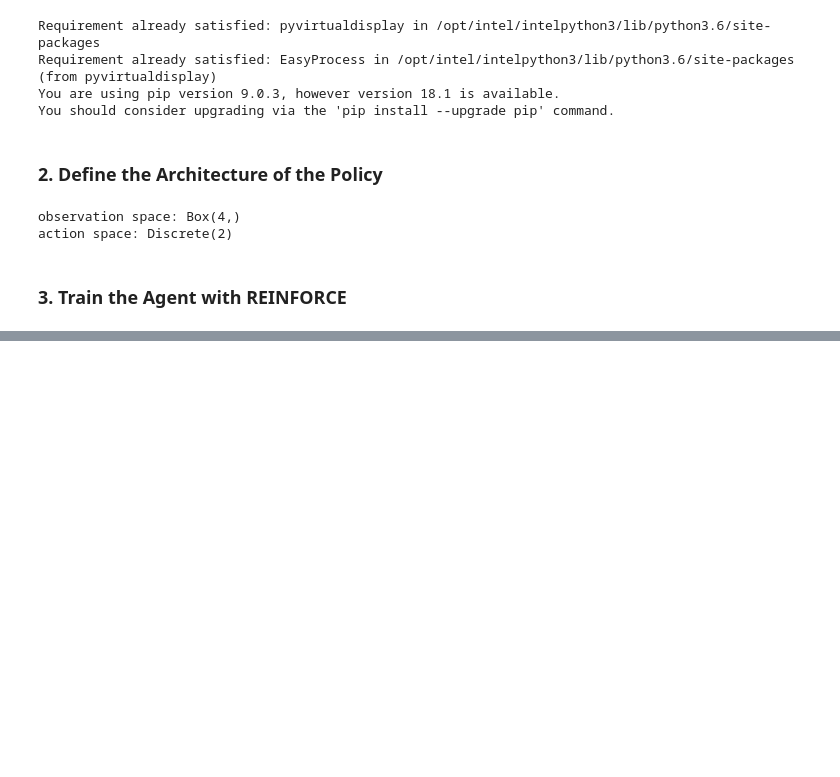
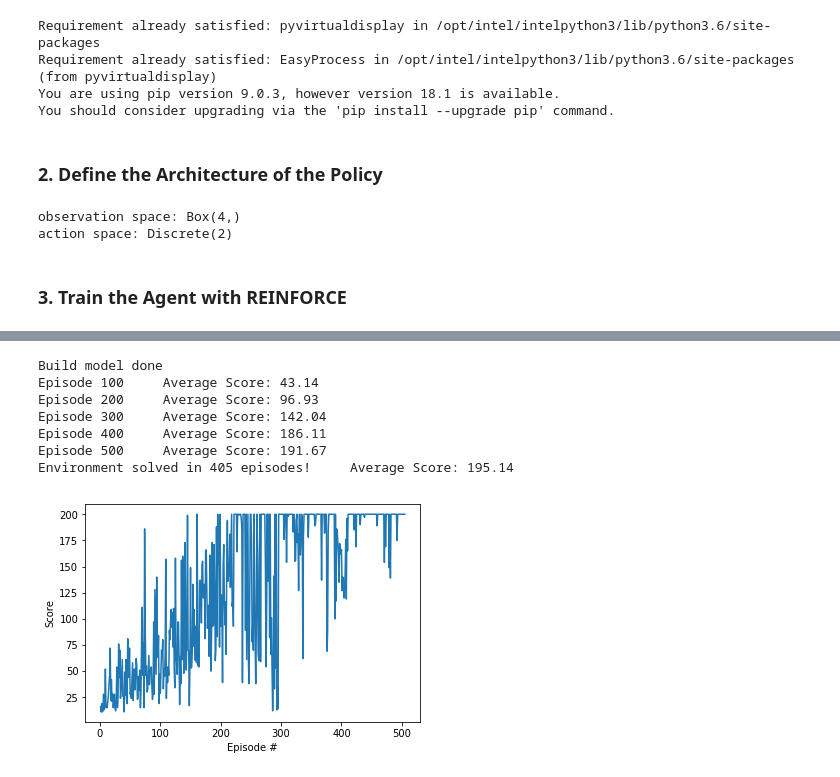
Before and after one commit to vashineyu/DRL_udacity, a Jupyter notebook: policy_01/REINFORCE-Tensorflow.ipynb, the cells around one changed output, grey strips where cells are left out. Drawn from its saved outputs; the diff is of its cells as text; code cells hidden in the pictures; blank space fills up the shorter version.

```diff
--- a/policy_01/REINFORCE-Tensorflow.ipynb
+++ b/policy_01/REINFORCE-Tensorflow.ipynb
@@ -163 +169,57 @@ plt.show()
+# %%
+tf.reset_default_graph()
+policy = Policy(method = 'autograd')
+
+def reinforce(n_episodes=1000, max_t=1000, gamma=1.0, print_every=100):
+    scores_deque = deque(maxlen=100)
+    scores = []
+    for i_episode in range(1, n_episodes+1):
+        saved_states = []
+        saved_actions = []
+        rewards = []
+        state = env.reset()
+        env.seed(SEED_NUM)
+        for t in range(max_t):
+            action = policy.act(state)
+            saved_states.append(state)
+            saved_actions.append(action)
+            state, reward, done, _ = env.step(action)
+            rewards.append(reward)
+            if done:
+                break
+        scores_deque.append(sum(rewards))
+        scores.append(sum(rewards))
+
+        discounts = [gamma**i for i in range(len(rewards)+1)]
+        # get rewards for each action in the episose multiply by discount factor
+        R = [a*b for a,b in zip(discounts, rewards)]
+        policy.train(states=np.array(saved_states, dtype=np.float32),
+                     actions=np.array(saved_actions, dtype=np.int32),
+                     rewards=np.array(R, dtype=np.float32))
+
+        if i_episode % print_every == 0:
+            print('Episode {}\tAverage Score: {:.2f}'.format(i_episode, np.mean(scores_deque)))
+        if np.mean(scores_deque)>=195.0:
+            print('Environment solved in {:d} episodes!\tAverage Score: {:.2f}'.format(i_episode-100, np.mean(scores_deque)))
+            break
+
+    return scores
+
+scores = reinforce()
+
+fig = plt.figure()
+ax = fig.add_subplot(111)
+plt.plot(np.arange(1, len(scores)+1), scores)
+plt.ylabel('Score')
+plt.xlabel('Episode #')
+plt.show()
+# %% [output]
+Build model done
+Episode 100     Average Score: 43.14
+Episode 200     Average Score: 96.93
+Episode 300     Average Score: 142.04
+Episode 400     Average Score: 186.11
+Episode 500     Average Score: 191.67
+Environment solved in 405 episodes!     Average Score: 195.14
+[figure, added]
 # %% [markdown]
```
Also changed, not shown: parts of 6 cells of this notebook.
